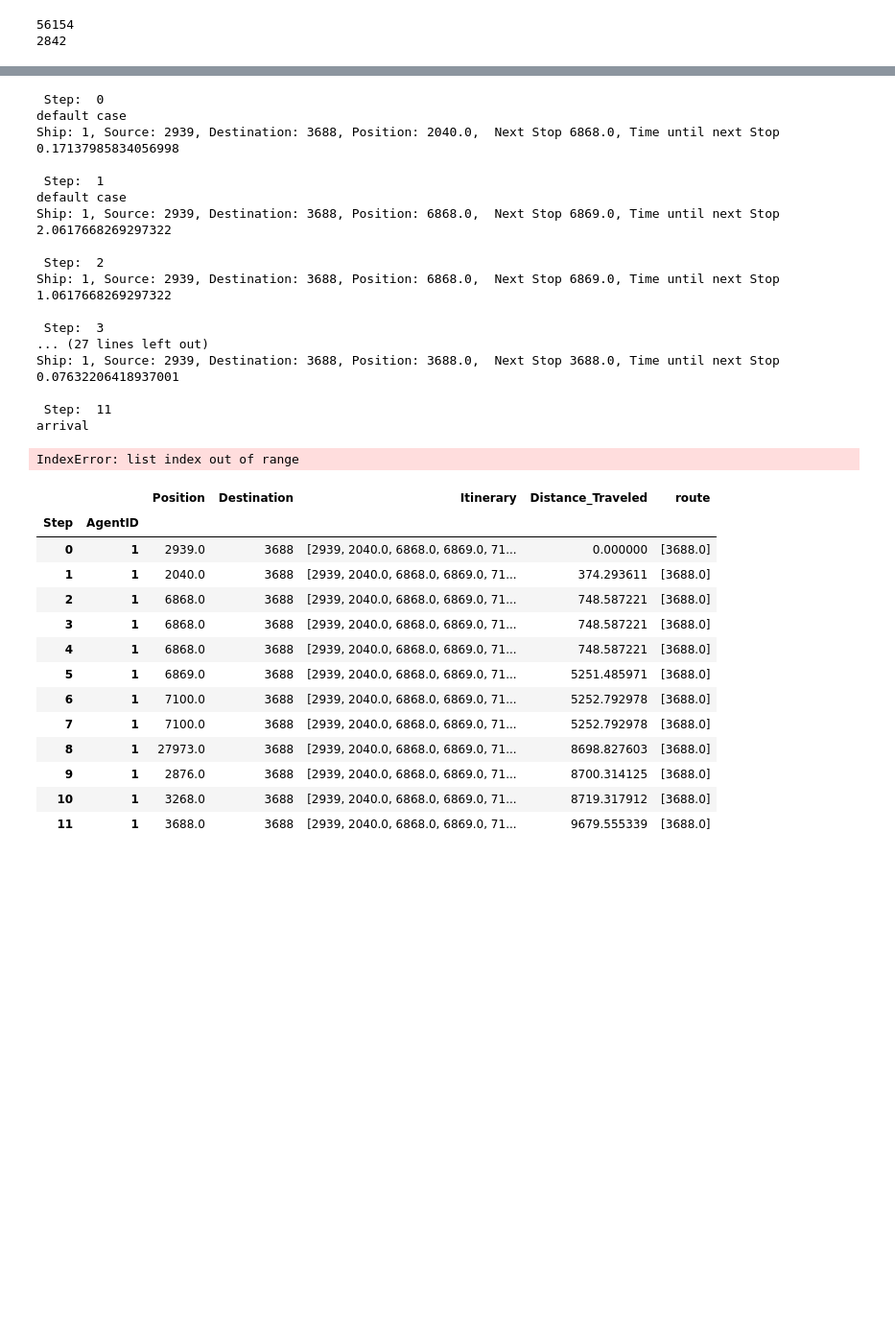
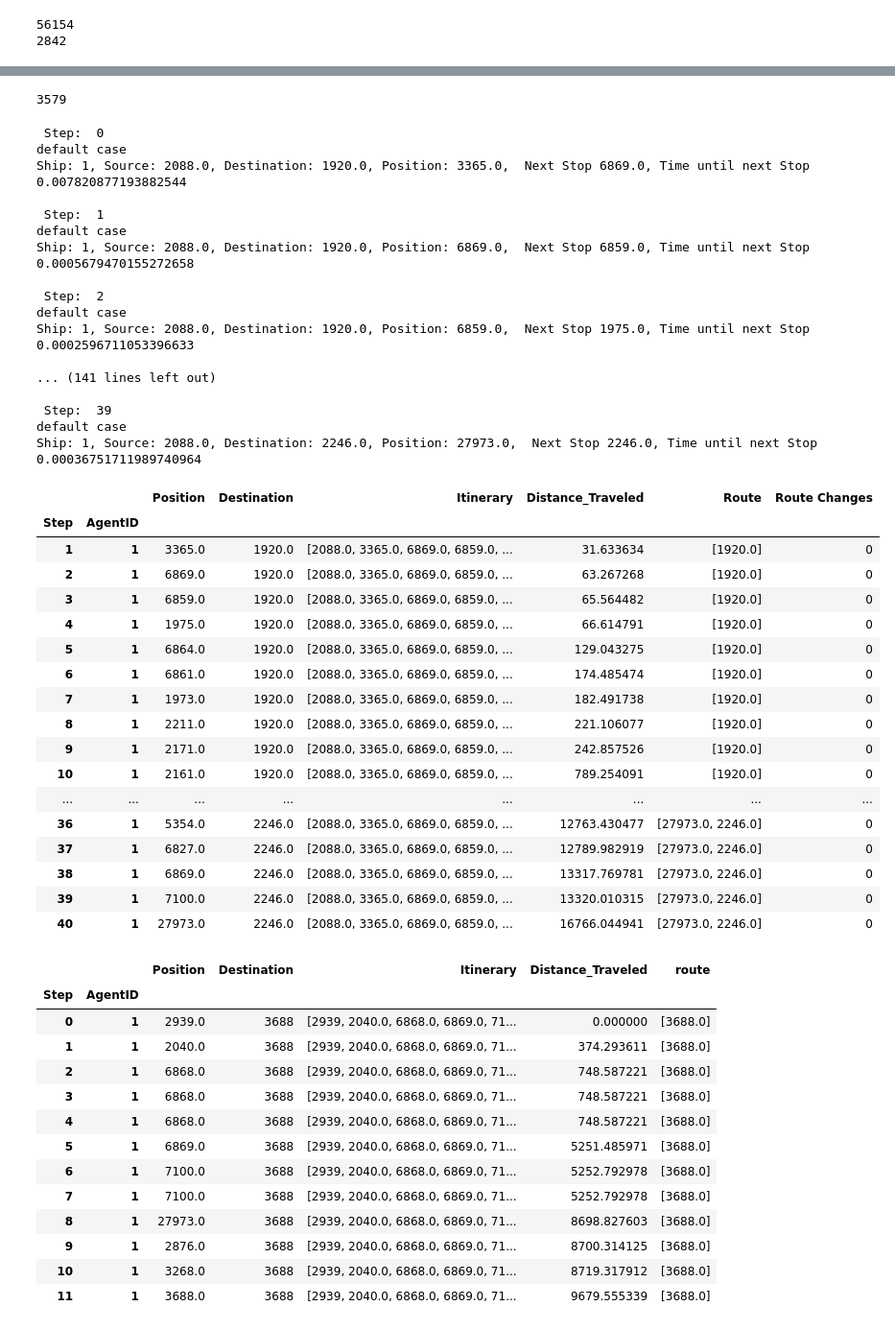
Before and after one commit to jvschlierf/Networks-ships-reroutes, a Jupyter notebook: Shipping_ABM.ipynb, the cells around one changed output, grey strips where cells are left out. Shown at 96% size. Drawn from its saved outputs; the diff is of its cells as text; code cells hidden in the pictures; blank space fills up the shorter version.

Commit message:
Working with Re-route & days as steps

```diff
--- a/Shipping_ABM.ipynb
+++ b/Shipping_ABM.ipynb
@@ -16,9 +23,9 @@ import random
 def kmtoNaut(km):
     return km / 1.852
 # %%
-ports = pd.read_csv('../ports.csv')
-data = pd.read_csv('../distances.csv')
-origin = pd.read_csv('../origin_dest.csv', sep=";")
+ports = pd.read_csv((data_path +'ports.csv'))
+data = pd.read_csv((data_path + 'distances.csv'))
+origin = pd.read_csv((data_path + 'origin_ports.csv'))
 # %%
 ports.head()
 # %% [output]
@@ -43,0 +47,3 @@ ValueError: You are trying to merge on object and int64 columns. If you wish to
+# %%
+start_port = np.random.choice(origin["Ref"], size=None, replace=True,  p=origin["PROB"])
+start_port
@@ -60,2 +62,0 @@ print(len(N))
-# %%
-distances = data[["prev_port", "next_port", "distance"]]
@@ -72,20 +66,25 @@ G.add_nodes_from(N) #instatiate the ports as nodes of network
 for i in range(len(distances)): #create bi-directional edges with an attribute for length
        G.add_edge(distances.iloc[i][0], distances.iloc[i][1], length=distances.iloc[i][2])
 grid = NetworkGrid(G) #Define Mesa Grid as the just created Network to allow for shipping only in routes
+# %%
+random.sample(G.nodes, k=1)[0]
+# %% [output]
+3579
 # %%
 # for i in range(len(distances)):
 #     distances[i][2] = kmtoNaut(distances[i][2])
 # %%
 class ShippingNetwork(Model):
-    def __init__(self, N, distances, S=2):
-        self.ports = N
+    def __init__(self, N, distances, major_ports, S=2):
+        N
+        self.major_ports = major_ports
         self.num_ships = S
         self.distances = distances
         self.schedule = SimultaneousActivation(self)
         self.running = True
 
         self.G = nx.MultiGraph()
-        self.G.add_nodes_from(self.ports) #instatiate the ports as nodes of network
+        self.G.add_nodes_from(N) #instatiate the ports as nodes of network
         for i in range(len(distances)): #create bi-directional edges with an attribute for length
             self.G.add_edge(distances.iloc[i][0], distances.iloc[i][1], length=distances.iloc[i][2])
         self.grid = NetworkGrid(self.G) #Define Mesa Grid as the just created Network to allow for shipping only in routes
@@ -103,26 +102,29 @@ class ShippingNetwork(Model):
         #create agents
         Ships = []
         for i in range(self.num_ships):
-            port = random.sample(self.ports, k=2) # this is a test - implementation, more complex algorithming is necessary
-            a = Ship(i+1, self, self.G, port[0], port[1])
+            dest_port = random.sample(self.G.nodes, k=1)[0] # Sample the destination
+            start_port = np.random.choice(self.major_ports["Ref"], size=None, replace=True,  p=self.major_ports["PROB"])
+            destin_port = random.sample(self.G.nodes, k=1)[0]
+            #We sample the origin port from a list of the 50 biggest ports world, with the prob = TAU of the port / TAU of all origin ports for 2017
+            a = Ship(i+1, self, self.G, start_port, destin_port, major_ports)
             self.schedule.add(a)
             #append to list of ships
             Ships.append(a)
             #place agent on origin node
-            self.grid.place_agent(a, port[0])
+            self.grid.place_agent(a, start_port)
 
 
         self.datacollector = DataCollector(
-            model_reporters={"Ports": "ports", "Graph":"G"},
-            agent_reporters={"Position": "position", "Destination":"destination", "Itinerary":"itinerary", "Distance_Traveled":"distance_traveled", "route":"current_route" })
+            model_reporters={"Graph":"G"},
+            agent_reporters={"Position": "position", "Destination":"destination", "Itinerary":"itinerary", "Distance_Traveled":"distance_traveled", "Route":"current_route", "Route Changes":"route_chng" })
 
 
     def step(self, change_type='', change_edge=[]):
-        self.datacollector.collect(self)
         #check network for changes
         if change_type != '' :
             self.grid, self.G = network_change(change_type, change_edge)
 
         self.schedule.step()     #Run each Agents
+        self.datacollector.collect(self)
 # %%
 class Ship(Agent):
@@ -215,32 +228,49 @@ class Ship(Agent):
     # def collect_costs
 # %%
 
-model = ShippingNetwork(N, distances, 1)
-steps = 20
+model = ShippingNetwork(N, distances, origin, 1)
+steps = 40
 for i in range(steps):
     print("\n", "Step: ", i)
     model.step()
 agent_state = model.datacollector.get_agent_vars_dataframe()
 agent_state
 # %% [output]
  Step:  0
 default case
-Ship: 1, Source: 2939, Destination: 3688, Position: 2040.0,  Next Stop 6868.0, Time until next Stop 0.17137985834056998
+Ship: 1, Source: 2088.0, Destination: 1920.0, Position: 3365.0,  Next Stop 6869.0, Time until next Stop 0.007820877193882544
 
  Step:  1
 default case
-Ship: 1, Source: 2939, Destination: 3688, Position: 6868.0,  Next Stop 6869.0, Time until next Stop 2.0617668269297322
+Ship: 1, Source: 2088.0, Destination: 1920.0, Position: 6869.0,  Next Stop 6859.0, Time until next Stop 0.0005679470155272658
 
  Step:  2
-Ship: 1, Source: 2939, Destination: 3688, Position: 6868.0,  Next Stop 6869.0, Time until next Stop 1.0617668269297322
+default case
+Ship: 1, Source: 2088.0, Destination: 1920.0, Position: 6859.0,  Next Stop 1975.0, Time until next Stop 0.0002596711053396633
 
- Step:  3
-... (27 lines left out)
-Ship: 1, Source: 2939, Destination: 3688, Position: 3688.0,  Next Stop 3688.0, Time until next Stop 0.07632206418937001
+... (141 lines left out)
 
- Step:  11
-arrival
+ Step:  39
+default case
+Ship: 1, Source: 2088.0, Destination: 2246.0, Position: 27973.0,  Next Stop 2246.0, Time until next Stop 0.00036751711989740964
-IndexError: list index out of range
+|  |  | Position | Destination | Itinerary | Distance_Traveled | Route | Route Changes |
+| Step | AgentID |  |  |  |  |  |  |
+| 1 | 1 | 3365.0 | 1920.0 | [2088.0, 3365.0, 6869.0, 6859.0, ... | 31.633634 | [1920.0] | 0 |
+| 2 | 1 | 6869.0 | 1920.0 | [2088.0, 3365.0, 6869.0, 6859.0, ... | 63.267268 | [1920.0] | 0 |
+| 3 | 1 | 6859.0 | 1920.0 | [2088.0, 3365.0, 6869.0, 6859.0, ... | 65.564482 | [1920.0] | 0 |
+| 4 | 1 | 1975.0 | 1920.0 | [2088.0, 3365.0, 6869.0, 6859.0, ... | 66.614791 | [1920.0] | 0 |
+| 5 | 1 | 6864.0 | 1920.0 | [2088.0, 3365.0, 6869.0, 6859.0, ... | 129.043275 | [1920.0] | 0 |
+| 6 | 1 | 6861.0 | 1920.0 | [2088.0, 3365.0, 6869.0, 6859.0, ... | 174.485474 | [1920.0] | 0 |
+| 7 | 1 | 1973.0 | 1920.0 | [2088.0, 3365.0, 6869.0, 6859.0, ... | 182.491738 | [1920.0] | 0 |
+| 8 | 1 | 2211.0 | 1920.0 | [2088.0, 3365.0, 6869.0, 6859.0, ... | 221.106077 | [1920.0] | 0 |
+| 9 | 1 | 2171.0 | 1920.0 | [2088.0, 3365.0, 6869.0, 6859.0, ... | 242.857526 | [1920.0] | 0 |
+| 10 | 1 | 2161.0 | 1920.0 | [2088.0, 3365.0, 6869.0, 6859.0, ... | 789.254091 | [1920.0] | 0 |
+| ... | ... | ... | ... | ... | ... | ... | ... |
+| 36 | 1 | 5354.0 | 2246.0 | [2088.0, 3365.0, 6869.0, 6859.0, ... | 12763.430477 | [27973.0, 2246.0] | 0 |
+| 37 | 1 | 6827.0 | 2246.0 | [2088.0, 3365.0, 6869.0, 6859.0, ... | 12789.982919 | [27973.0, 2246.0] | 0 |
+| 38 | 1 | 6869.0 | 2246.0 | [2088.0, 3365.0, 6869.0, 6859.0, ... | 13317.769781 | [27973.0, 2246.0] | 0 |
+| 39 | 1 | 7100.0 | 2246.0 | [2088.0, 3365.0, 6869.0, 6859.0, ... | 13320.010315 | [27973.0, 2246.0] | 0 |
+| 40 | 1 | 27973.0 | 2246.0 | [2088.0, 3365.0, 6869.0, 6859.0, ... | 16766.044941 | [27973.0, 2246.0] | 0 |
 # %%
 agent_state = model.datacollector.get_agent_vars_dataframe()
 agent_state
```
Also changed, not shown: parts of 12 cells of this notebook.
